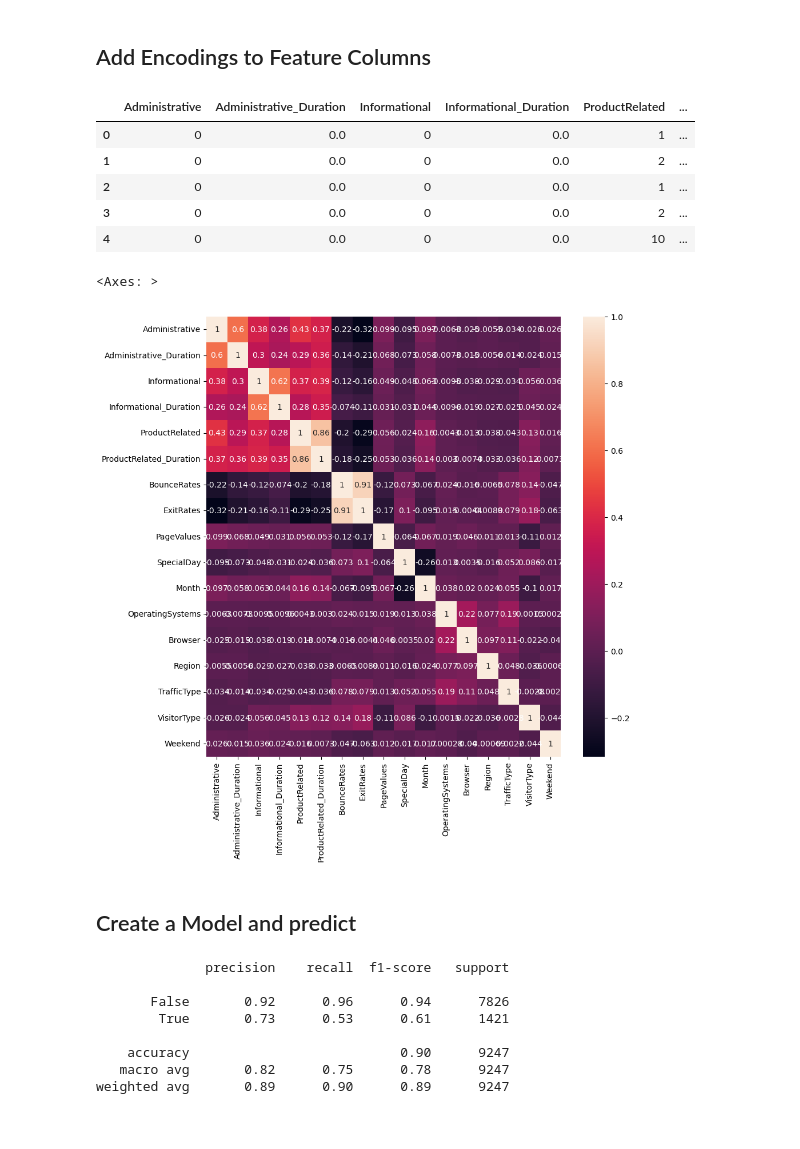
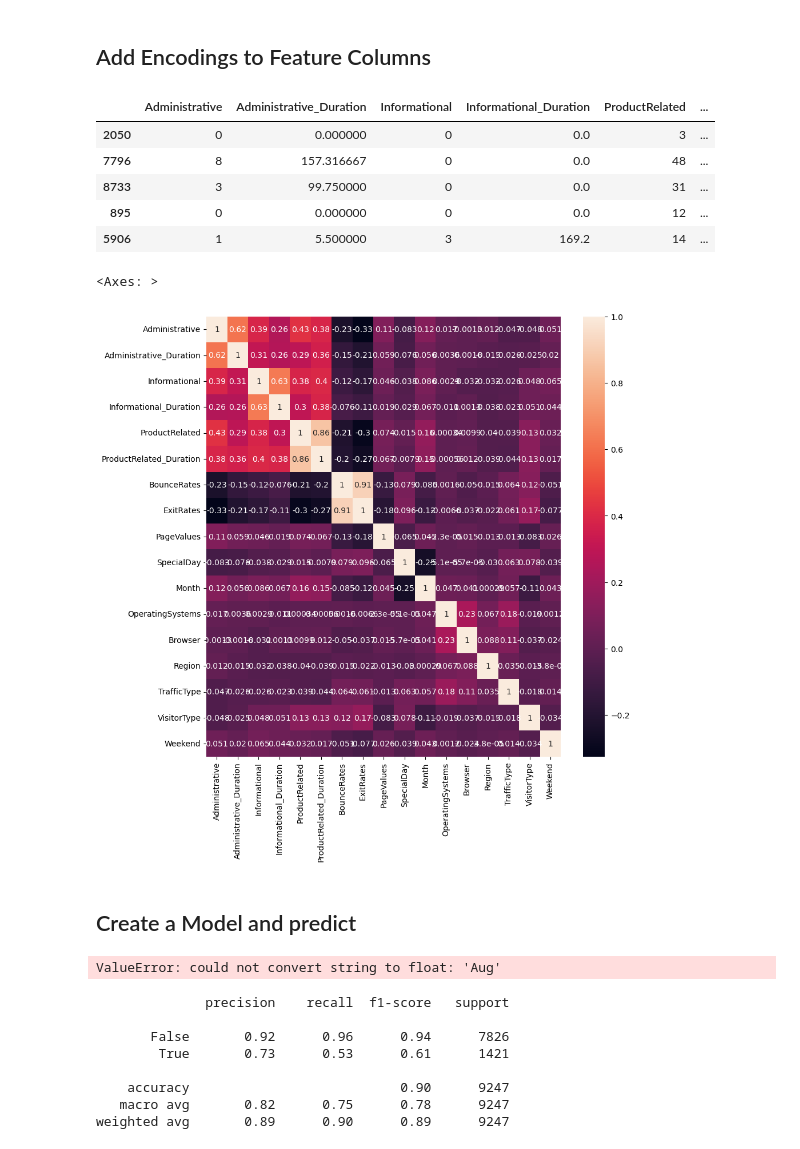
Before and after one commit to DaxKelson/aibootcampGroup3Project2, a Jupyter notebook: Project2.ipynb, the cells around one changed output. Drawn from its saved outputs; the diff is of its cells as text; code cells hidden in the pictures.

```diff
--- a/Project2.ipynb
+++ b/Project2.ipynb
@@ -91,33 +91,35 @@ X_train.describe()
 # %%
 #Encode VisitorType Column
 ordinal_encoder = OrdinalEncoder()
-X['VisitorType'] = ordinal_encoder.fit_transform(X_train[['VisitorType']])
+X_train['VisitorType'] = ordinal_encoder.fit_transform(X_train[['VisitorType']])
 
 #Ordinal Encode the Month Column
 ordinal_encoder = OrdinalEncoder(categories=[['Jan', 'Feb', 'Mar', 'Apr', 'May', 'June', 'Jul', 'Aug', 'Sep', 'Oct', 'Nov', 'Dec']])
-X['Month'] = ordinal_encoder.fit_transform(X_train[['Month']])
-X.head()
+X_train['Month'] = ordinal_encoder.fit_transform(X_train[['Month']])
+X_train.head()
 # %% [output]
 |  | Administrative | Administrative_Duration | Informational | Informational_Duration | ProductRelated | ... |
-| 0 | 0 | 0.0 | 0 | 0.0 | 1 | ... |
-| 1 | 0 | 0.0 | 0 | 0.0 | 2 | ... |
-| 2 | 0 | 0.0 | 0 | 0.0 | 1 | ... |
-| 3 | 0 | 0.0 | 0 | 0.0 | 2 | ... |
-| 4 | 0 | 0.0 | 0 | 0.0 | 10 | ... |
+| 2050 | 0 | 0.000000 | 0 | 0.0 | 3 | ... |
+| 7796 | 8 | 157.316667 | 0 | 0.0 | 48 | ... |
+| 8733 | 3 | 99.750000 | 0 | 0.0 | 31 | ... |
+| 895 | 0 | 0.000000 | 0 | 0.0 | 12 | ... |
+| 5906 | 1 | 5.500000 | 3 | 169.2 | 14 | ... |
 # %%
 plt.figure(figsize=(10, 10))
-sns.heatmap(data=X.corr(), annot=True)
+sns.heatmap(data=X_train.corr(), annot=True)
 # %% [output]
 <Axes: >
-[figure, old version]
+[figure, new version]
 # %% [markdown]
 ## Create a Model and predict
 # %%
 #Create a Random Forest Classifier
 model = Group3Models.don_model()
 model.fit(X_train, y_train)
-model.score(X_test, y_test)
-y_pred = model.predict(X_test)
+# model.score(X_test, y_test)
+# y_pred = model.predict(X_test)
+# %% [output]
+ValueError: could not convert string to float: 'Aug'
 # %%
 print(classification_report(y_test, y_pred))
 # %% [output]
```
Also changed, not shown: parts of 5 cells of this notebook.
